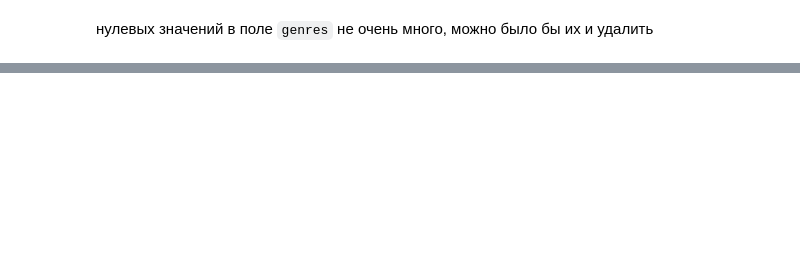
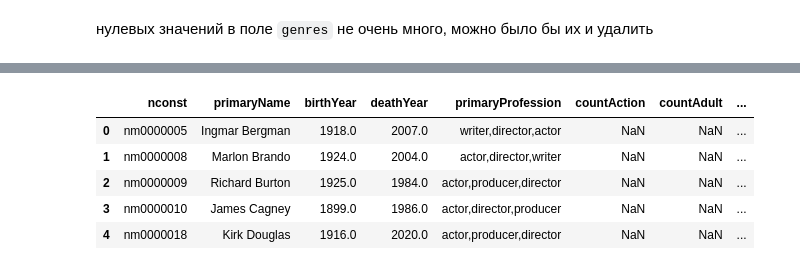
Before and after one commit to musinit/netflix_research, a Jupyter notebook: IMDb directors rating.ipynb, the cells around one changed output, grey strips where cells are left out. Cells and saved outputs as stored; diff of their text form; code cells hidden in the pictures; blank space fills up the shorter version.

```diff
--- a/IMDb directors rating.ipynb
+++ b/IMDb directors rating.ipynb
@@ -207,0 +267,8 @@ films_with_directors.head()
+# %%
+# average_score_of_films.columns = np.logical_or(average_score_of_films.columns.get_level_values(1),
+#                                                average_score_of_films.columns.get_level_values(0))
+
+average_score_of_films.columns = average_score_of_films.columns.get_level_values(0) + \
+                                               average_score_of_films.columns.get_level_values(2)
+
+average_score_of_films.columns
@@ -208,3 +292,12 @@ films_with_directors.head()
+# %%
+average_score_of_films.head()
+# %% [output]
+|  | nconst | primaryName | birthYear | deathYear | primaryProfession | countAction | countAdult | ... |
+| 0 | nm0000005 | Ingmar Bergman | 1918.0 | 2007.0 | writer,director,actor | NaN | NaN | ... |
+| 1 | nm0000008 | Marlon Brando | 1924.0 | 2004.0 | actor,director,writer | NaN | NaN | ... |
+| 2 | nm0000009 | Richard Burton | 1925.0 | 1984.0 | actor,producer,director | NaN | NaN | ... |
+| 3 | nm0000010 | James Cagney | 1899.0 | 1986.0 | actor,director,producer | NaN | NaN | ... |
+| 4 | nm0000018 | Kirk Douglas | 1916.0 | 2020.0 | actor,producer,director | NaN | NaN | ... |
 # %%
 %%time
 # создается dataframe для режиссера
```
Also changed, not shown: parts of 28 cells of this notebook.
